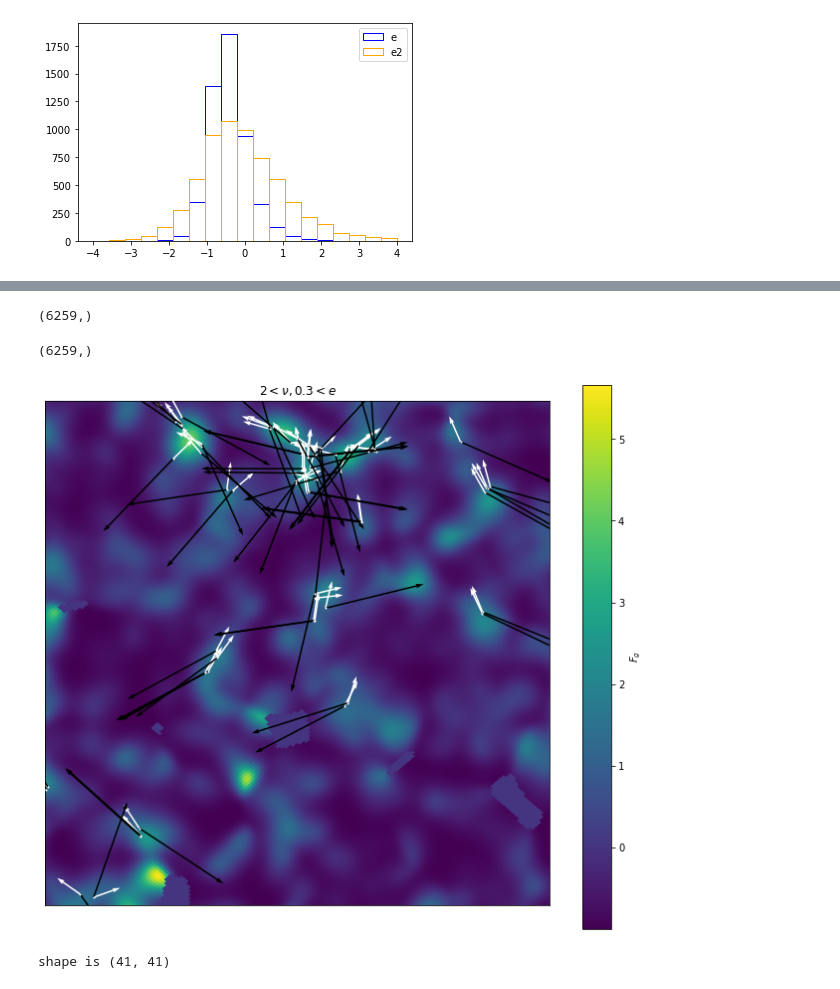
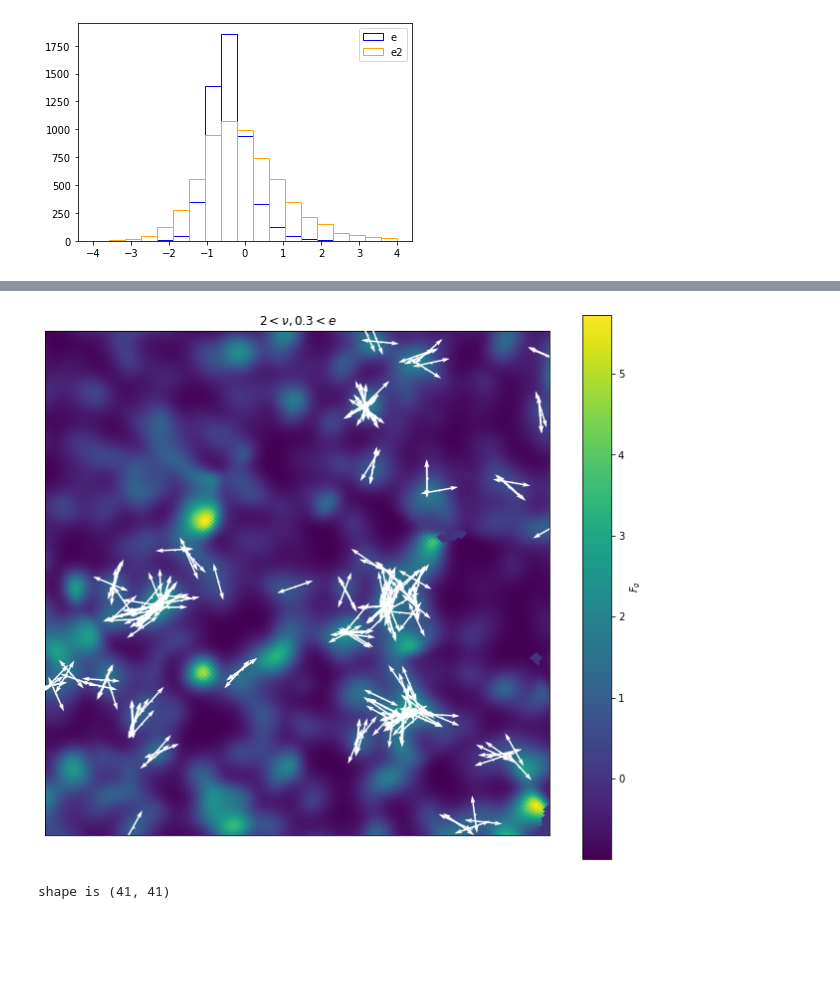
Before and after one commit to marlena6/oriented_superclustering, a Jupyter notebook: notebooks/development/test_orient_pipeline.ipynb, the cells around one changed output, grey strips where cells are left out. Saved outputs shown, nothing was run; the diff lists cells and outputs as text; code cells hidden in the pictures; blank space fills up the shorter version.

```diff
--- a/notebooks/development/test_orient_pipeline.ipynb
+++ b/notebooks/development/test_orient_pipeline.ipynb
@@ -69,7 +69,7 @@ Mean data: 0.05175435922699218
 Mean rand: 7.3936601338907355
 Mean of delta map is 0.005159140114687678
 # %%
-ra_range = [0,20]
+ra_range = [15,35]
 dec_range = [-10,10]
 deltag_cartmap = hp.cartview(deltag, title="delta_g", unit="delta_g", min=-.1, max=3, lonra=ra_range, latra=dec_range, return_projected_map=True)
 mask_cartmap = hp.cartview(mask, title="mask", unit="mask", min=0, max=1, lonra=ra_range, latra=dec_range, return_projected_map=True)
@@ -204,12 +191,7 @@ def get_vector_components(rot_angle):
     return U_arr, V_arr
 # %%
 sel_area  = (ra_so_bin>ra_range[0])&(ra_so_bin<ra_range[1])&(dec_so_bin>dec_range[0])&(dec_so_bin<dec_range[1])
-cut = (nu > 2) & (e>0.3)
-# cut =
-#
-
-#
-# cut = (nu > -1000)
+cut = (nu > 1) #& (e>0.3)
 
 selection = sel_area & cut
 Xpix,Ypix = w.all_world2pix(ra_so_bin[selection], dec_so_bin[selection], 0)
@@ -226,11 +199,3 @@ V2 = -e2_plot[:,0]
-# %%
-U2.shape
-# %% [output]
-(6259,)
-# %%
-selection.shape
-# %% [output]
-(6259,)
 # %%
 # Make the figure
 
@@ -261,45 +226,41 @@ indices = np.delete(indices,[1,3,8,10,11,12,13,14])
 
 
 ax1.quiver(Xpix[indices],Ypix[indices], -U_arr[indices], V_arr[indices], width=0.003, color = 'w',  zorder=2)
-# ax1.quiver(Xpix[indices],Ypix[indices], U1[selection][indices], V1[selection][indices], width=0.003, color = 'k',  zorder=2, scale=10)
-ax1.quiver(Xpix[indices],Ypix[indices], U2[selection][indices], V2[selection][indices], width=0.003, color = 'k',  zorder=2, scale=5)
-
-
-# qv = ax1.quiver(Xpix[indices],Ypix[indices], U_arr[indices], -V_arr[indices], width=0.003, color = 'k',  zorder=3)
+qv = ax1.quiver(Xpix[indices],Ypix[indices], U_arr[indices], -V_arr[indices], width=0.003, color = 'w',  zorder=3)
 sc1 = ax1.scatter(Xpix[indices],Ypix[indices], linewidths=1, s=1, c='w', zorder=4)
 
 lon = ax1.coords[0]
 lat = ax1.coords[1]
 
 
 # produce a legend with a cross section of sizes from the scatter
 handles, labels = sc1.legend_elements(prop="sizes", alpha=0.6)
 label_flt = [(float(l.split('{')[1][:-2])/10)**(1/3) for l in labels]
 where_max = np.where(np.asarray(label_flt)==max(label_flt))[0][0]
 where_min = np.where(np.asarray(label_flt)==min(label_flt))[0][0]
 labels = np.asarray(["%.1f"%flt for flt in label_flt])
 handles = np.asarray(handles)
 
 fd = {"size":8}
 for handle in handles:
     handle.set(fillstyle="none", color='k', alpha=1)
 # legend1 = ax1.legend(handles[[where_min,where_max]], labels[[where_min,where_max]], loc="upper left", ncol=2, title=r"$\nu$ scale", prop={'size': 10})
 # plt.setp(legend1.get_title(),fontsize=9)
 
 
 ax1.set_title(r"$2<\nu, 0.3<e$")
 
 
 lon.set_ticks_visible(False)
 lon.set_ticklabel_visible(False)
 lat.set_ticks_visible(False)
 lat.set_ticklabel_visible(False)
 
 cbar_ax = fig.add_axes([0.5, 0.31, 0.02, 0.38])
 cb = plt.colorbar(dmap, ax=ax1, cax=cbar_ax)
 cb.set_label("$F_g$")
 # %% [output]
-[figure, old version]
+[figure, new version]
 # %%
 Chunk = sf.Chunk(ra_so_bin, dec_so_bin, alpha3, x_asym=x_pol, y_asym=y_pol)
 # %%
```
Also changed, not shown: parts of 25 cells of this notebook, 3 other files.
